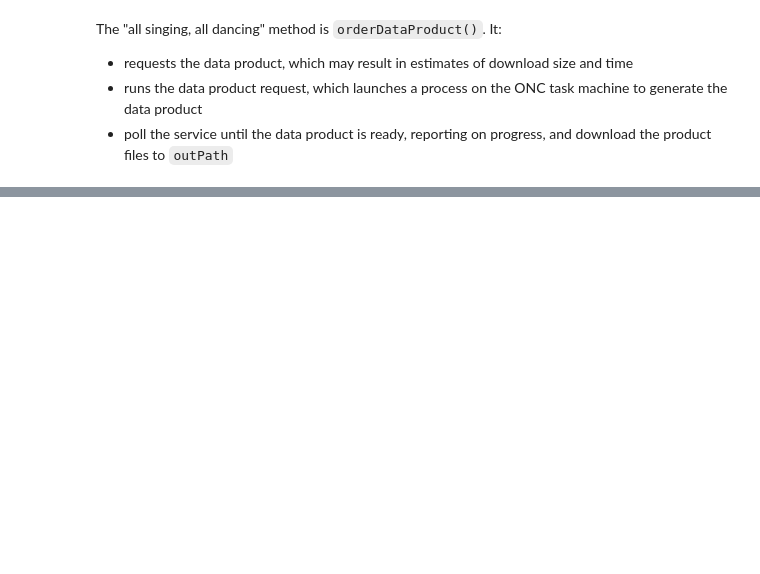
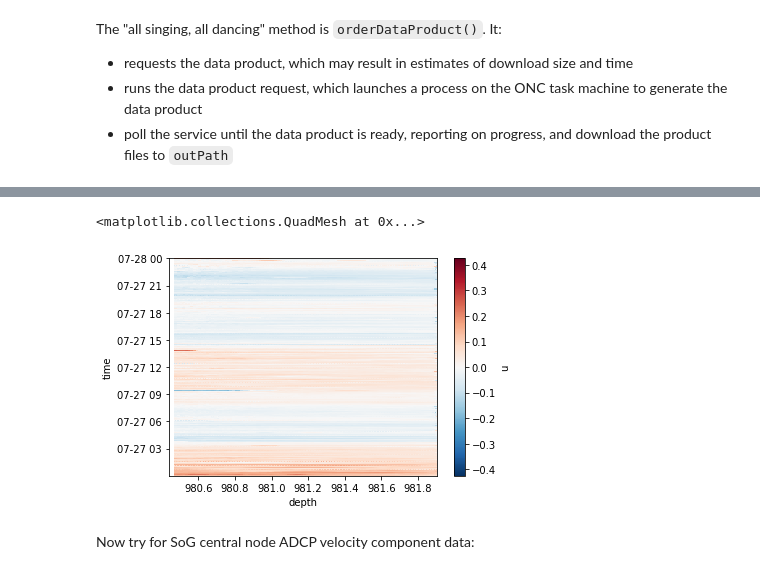
Before and after one commit to SalishSeaCast/analysis-doug, a Jupyter notebook: notebooks/onc-api/Exploring-ONC-Python-API.ipynb, the cells around one changed output, grey strips where cells are left out. Drawn from its saved outputs; the diff is of its cells as text; code cells hidden in the pictures; blank space fills up the shorter version.

Commit message:
Add exploration of ONC Data Product API for ADCP observations.

```diff
--- a/notebooks/onc-api/Exploring-ONC-Python-API.ipynb
+++ b/notebooks/onc-api/Exploring-ONC-Python-API.ipynb
@@ -297,0 +446,3 @@ It:
+# %%
+ds = xarray.open_dataset('/tmp/onc-api/BarkleyCanyon_Axis_ADCP2MHz_20160727T000007Z_20160727T235957Z-binMapLinearInterp.nc')
+ds
@@ -298,3 +467,10 @@ It:
+# %%
+ds.u.plot()
+# %% [output]
+<matplotlib.collections.QuadMesh at 0x...>
+[figure, added]
+# %% [markdown]
+Now try for SoG central node ADCP velocity component data:
 # %%
 onc.orderDataProduct(
     {
```
Also changed, not shown: parts of 52 cells of this notebook.
